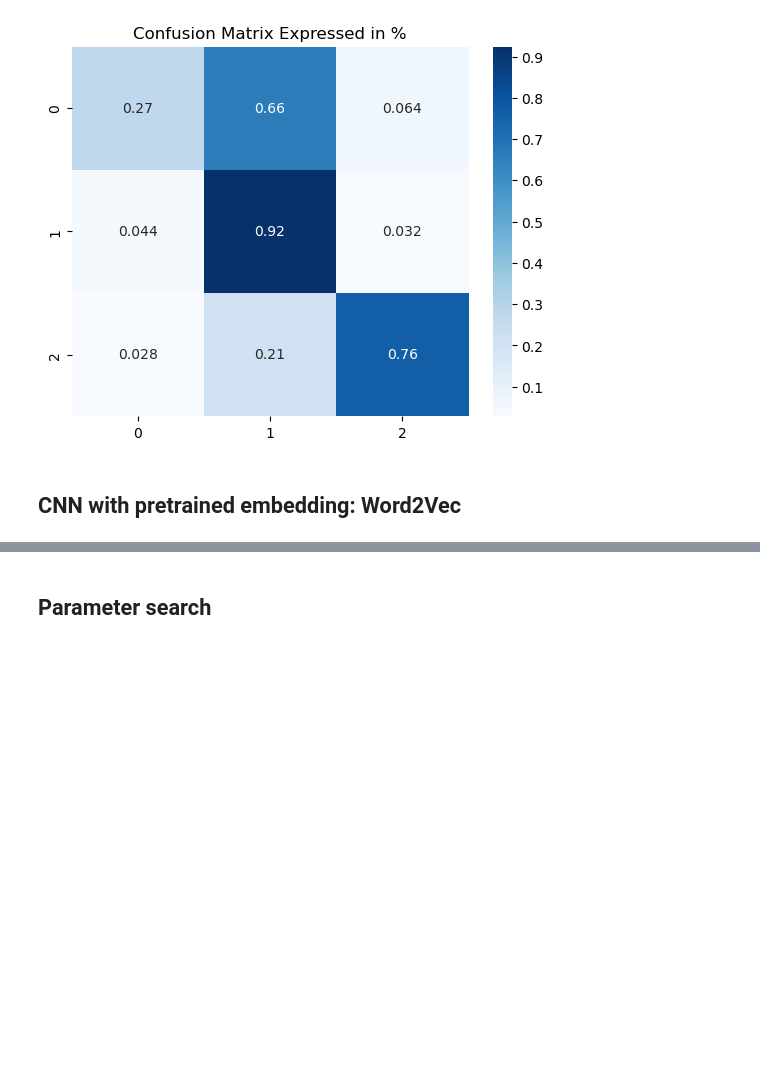
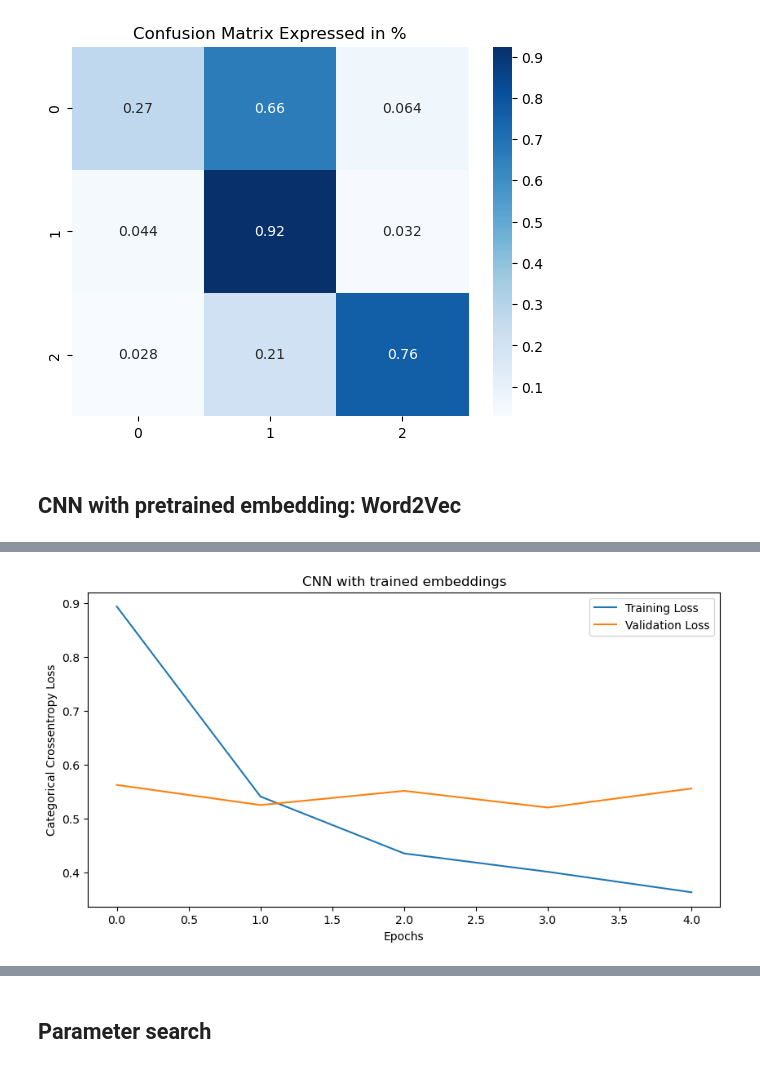
Before and after one commit to Disquietudee/Recognising-hate-speech-on-twitter-vs-offensive-language, a Jupyter notebook: CNN.ipynb, the cells around one changed output, grey strips where cells are left out. Saved outputs shown, nothing was run; the diff lists cells and outputs as text; code cells hidden in the pictures; blank space fills up the shorter version.

```diff
--- a/CNN.ipynb
+++ b/CNN.ipynb
@@ -498,0 +506,27 @@ The confusion matrix:
+# %%
+def createCNNW2V1(num_filters=64,kernel_size=8, output_dimension=100, sg = 1):
+
+    embedding_matrix = createW2Vembedding(output_dimension,sg)
+
+    #Building model
+
+    input = Input(shape=(max_length,), dtype="int32")
+    embedding_layer = Embedding(input_dim=vocab_size, output_dim=output_dimension, input_length=max_length, weights = [embedding_matrix])(input)
+
+    convolution = Conv1D(filters = num_filters, kernel_size = kernel_size, activation = 'relu')(embedding_layer)
+    pooling = MaxPooling1D(pool_size=2)(convolution) #pooling to downsample feature extraction
+    flatten = Flatten()(pooling)
+    dense_1 = Dense(10, activation ='relu', kernel_regularizer=l2(0.01)) (flatten)
+    dropout = Dropout(0.5)(dense_1)
+    output = Dense(3, activation = "softmax") (dropout)
+
+    model1 = Model(inputs=input, outputs=output)
+    optimizer = tensorflow.optimizers.Adam(lr=0.0001)
+    model1.compile(loss="categorical_crossentropy", optimizer=optimizer, metrics=["accuracy"])
+    model1.summary()
+
+    return model1
+
+
+early_stopping = EarlyStopping(monitor='val_loss', min_delta=0.01, patience=3, verbose=1)
+callbacks_list = [early_stopping]
@@ -498,0 +559,2 @@ The confusion matrix:
+# %%
+history = model1.fit(X_train_tk, y_train_encoded, epochs =10, batch_size=64, validation_data = (X_cv_tk, y_cv_encoded),callbacks=callbacks_list ) #, callbacks=callbacks_list
@@ -498,0 +577,4 @@ The confusion matrix:
+# %%
+plotLossCurves(history)
+# %% [output]
+[figure, added]
```
Also changed, not shown: parts of 50 cells of this notebook.
